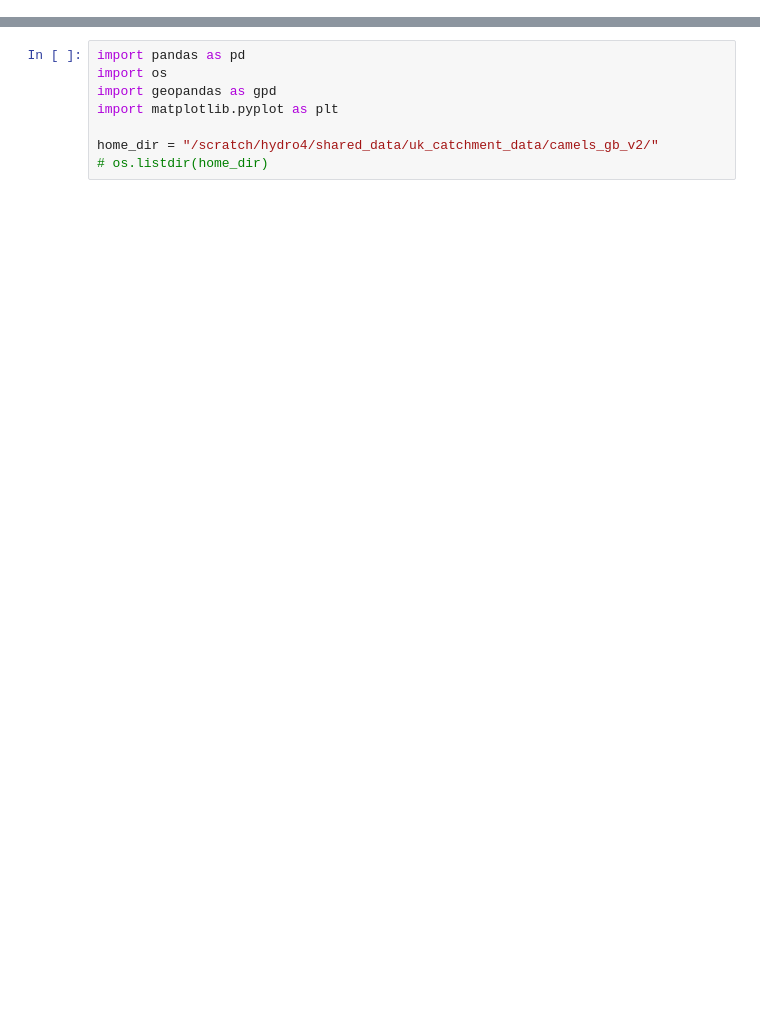
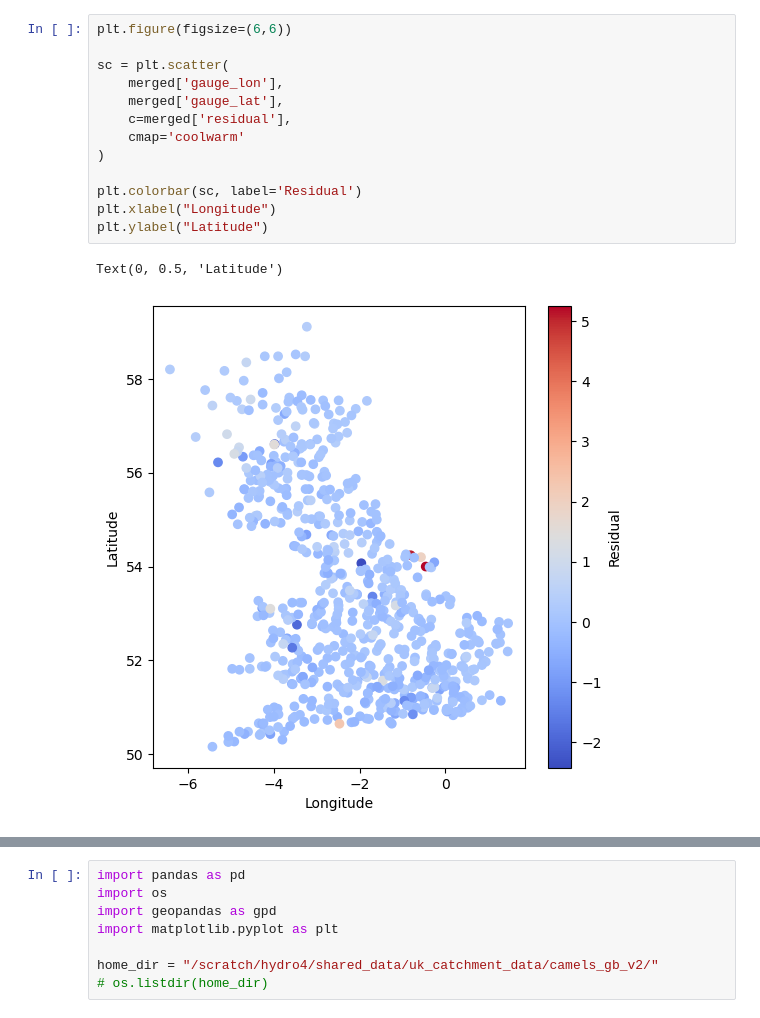
Before and after one commit to masher92/CamelsAnalysis, a Jupyter notebook: PredictiveModelling.ipynb, the cells around one changed output, grey strips where cells are left out. Drawn from its saved outputs; the diff is of its cells as text; blank space fills up the shorter version.

```diff
--- a/PredictiveModelling.ipynb
+++ b/PredictiveModelling.ipynb
@@ -0,0 +82,16 @@
+# %%
+plt.figure(figsize=(6,6))
+
+sc = plt.scatter(
+    merged['gauge_lon'],
+    merged['gauge_lat'],
+    c=merged['residual'],
+    cmap='coolwarm'
+)
+
+plt.colorbar(sc, label='Residual')
+plt.xlabel("Longitude")
+plt.ylabel("Latitude")
+# %% [output]
+Text(0, 0.5, 'Latitude')
+[figure, added]
```
Also changed, not shown: parts of 21 cells of this notebook.
